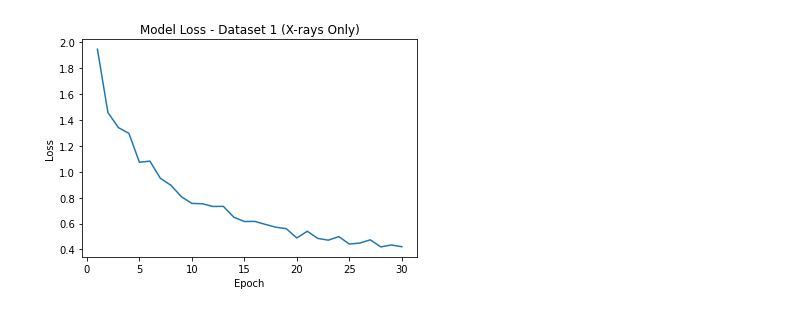
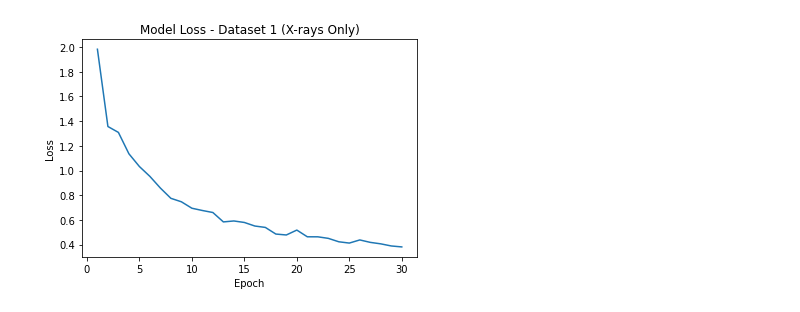
Before and after one commit to rvignav/CT2Xray, a Jupyter notebook: util/Plots.ipynb, the cells around one changed output. Drawn from its saved outputs; the diff is of its cells as text; code cells hidden in the pictures.

Commit message:
Update plots

```diff
--- a/util/Plots.ipynb
+++ b/util/Plots.ipynb
@@ -5,19 +5,19 @@ import matplotlib.pyplot as plt
 from google.colab import files
 # %%
 epoch = [1, 2, 3, 4, 5, 6, 7, 8, 9, 10, 11, 12, 13, 14, 15, 16, 17, 18, 19, 20, 21, 22, 23, 24, 25, 26, 27, 28, 29, 30]
-loss = [1.9478, 1.4586, 1.3419, 1.2973, 1.0741, 1.0824, 0.9496, 0.8961, 0.8073, 0.7556, 0.7530, 0.7319, 0.7326, 0.6484, 0.6157,
-        0.6163, 0.5933, 0.5715, 0.5598, 0.4885, 0.5401, 0.4849, 0.4713, 0.4990, 0.4411, 0.4489, 0.4739, 0.4191, 0.4342, 0.4206]
+loss = [1.9827, 1.3568, 1.3090, 1.1359, 1.0327, 0.9528, 0.8582, 0.7751, 0.7471, 0.6949, 0.6765, 0.6602, 0.5841, 0.5917, 0.5796,
+        0.5507, 0.5394, 0.4857, 0.4782, 0.5179, 0.4635, 0.4633, 0.4508, 0.4231, 0.4126, 0.4380, 0.4183, 0.4063, 0.3892, 0.3815]
 
 plt.figure()
 plt.plot(epoch, loss)
 plt.title('Model Loss - Dataset 1 (X-rays Only)')
 plt.xlabel('Epoch')
 plt.ylabel('Loss')
 plt.savefig("ML-D1.png",dpi=300)
 plt.show()
 files.download("ML-D1.png")
 # %% [output]
-[figure, old version]
+[figure, new version]
 [interactive output not drawn]
 [interactive output not drawn]
 # %%
```
Also changed, not shown: parts of 1 cell of this notebook.
